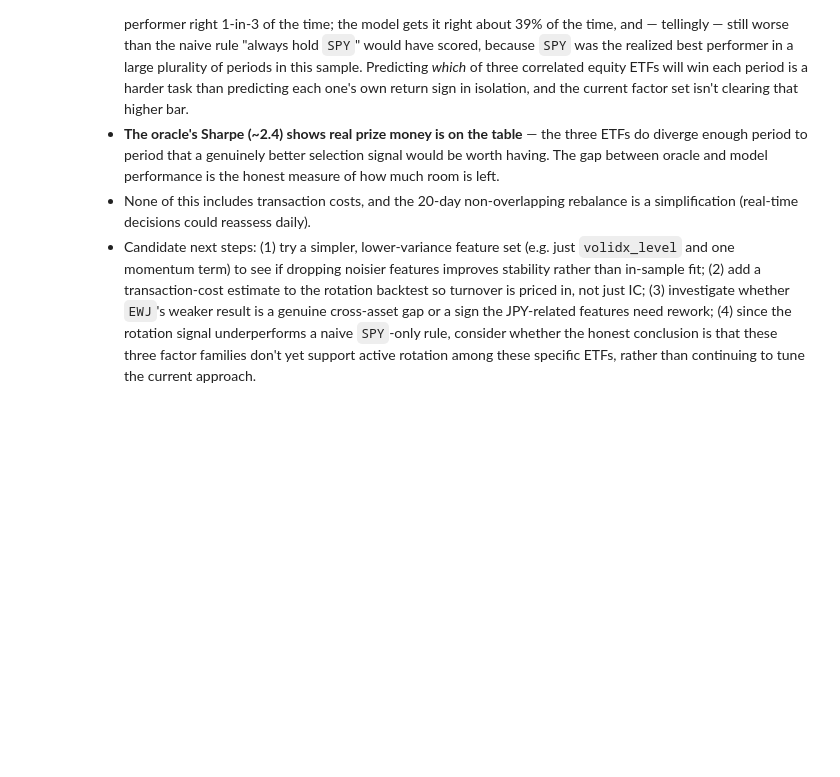
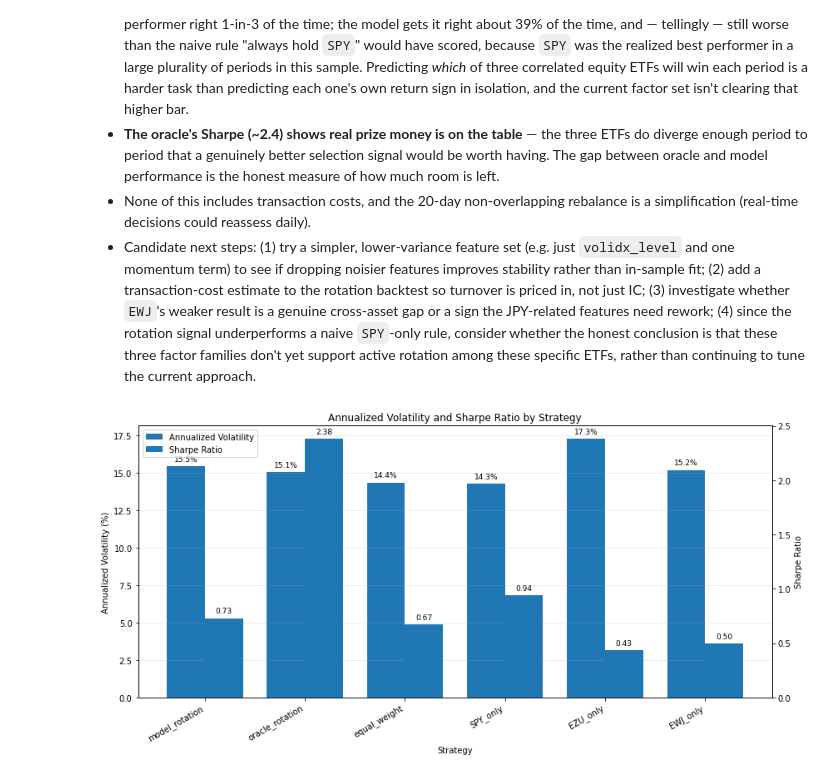
Before and after one commit to GerardWu100/geographic-equity-rotation, a Jupyter notebook: Signals.ipynb, the cells around one changed output. Saved outputs shown, nothing was run; the diff lists cells and outputs as text; code cells hidden in the pictures; blank space fills up the shorter version.

```diff
--- a/Signals.ipynb
+++ b/Signals.ipynb
@@ -1155,3 +1368,84 @@ plt.show()
   consider whether the honest conclusion is that these three factor
   families don't yet support active rotation among these specific ETFs,
   rather than continuing to tune the current approach.
+# %%
+# Compare annualized volatility and Sharpe ratio across strategies
+
+comparison = performance[["ann_vol", "sharpe"]].copy()
+
+# Express annualized volatility as a percentage
+comparison["ann_vol_pct"] = comparison["ann_vol"] * 100
+
+strategy_names = comparison.index.to_list()
+x = np.arange(len(strategy_names))
+bar_width = 0.38
+
+fig, ax1 = plt.subplots(figsize=(12, 6))
+
+# Annualized volatility bars
+vol_bars = ax1.bar(
+    x - bar_width / 2,
+    comparison["ann_vol_pct"].to_numpy(),
+    width=bar_width,
+    label="Annualized Volatility"
+)
+
+ax1.set_xlabel("Strategy")
+ax1.set_ylabel("Annualized Volatility (%)")
+ax1.set_xticks(x)
+ax1.set_xticklabels(strategy_names, rotation=30, ha="right")
+ax1.grid(True, axis="y", alpha=0.3)
+
+# Separate y-axis for Sharpe ratios
+ax2 = ax1.twinx()
+
+sharpe_bars = ax2.bar(
+    x + bar_width / 2,
+    comparison["sharpe"].to_numpy(),
+    width=bar_width,
+    label="Sharpe Ratio"
+)
+
+ax2.set_ylabel("Sharpe Ratio")
+
+# Add value labels above volatility bars
+for bar in vol_bars:
+    height = bar.get_height()
+    ax1.annotate(
+        f"{height:.1f}%",
+        xy=(bar.get_x() + bar.get_width() / 2, height),
+        xytext=(0, 4),
+        textcoords="offset points",
+        ha="center",
+        va="bottom",
+        fontsize=9
+    )
+
+# Add value labels above Sharpe bars
+for bar in sharpe_bars:
+    height = bar.get_height()
+    ax2.annotate(
+        f"{height:.2f}",
+        xy=(bar.get_x() + bar.get_width() / 2, height),
+        xytext=(0, 4),
+        textcoords="offset points",
+        ha="center",
+        va="bottom",
+        fontsize=9
+    )
+
+# Combined legend
+handles1, labels1 = ax1.get_legend_handles_labels()
+handles2, labels2 = ax2.get_legend_handles_labels()
+
+ax1.legend(
+    handles1 + handles2,
+    labels1 + labels2,
+    loc="upper left"
+)
+
+plt.title("Annualized Volatility and Sharpe Ratio by Strategy")
+fig.tight_layout()
+plt.show()
+# %% [output]
+[figure, added]
```
Also changed, not shown: parts of 16 cells of this notebook.
